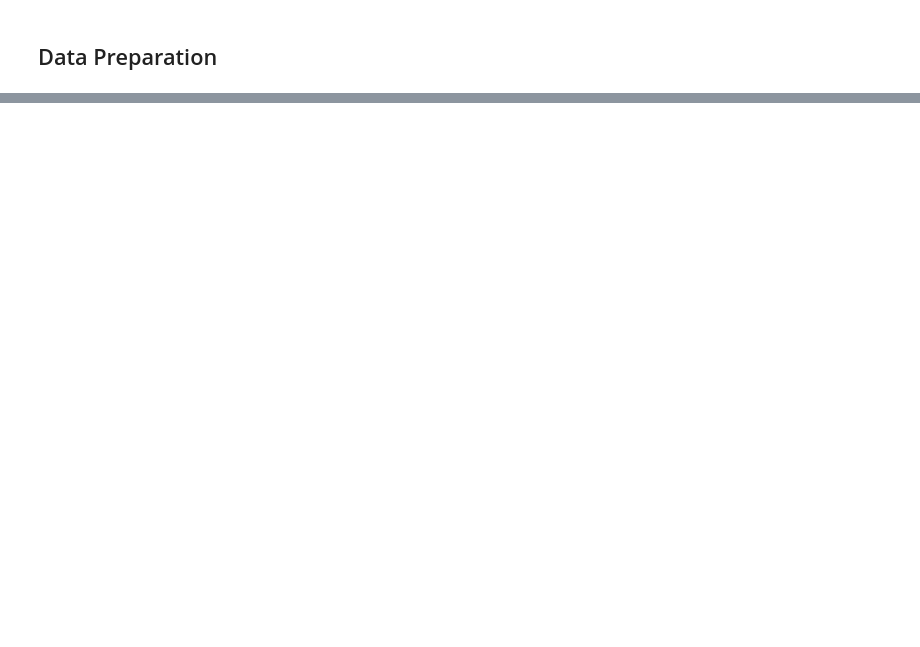
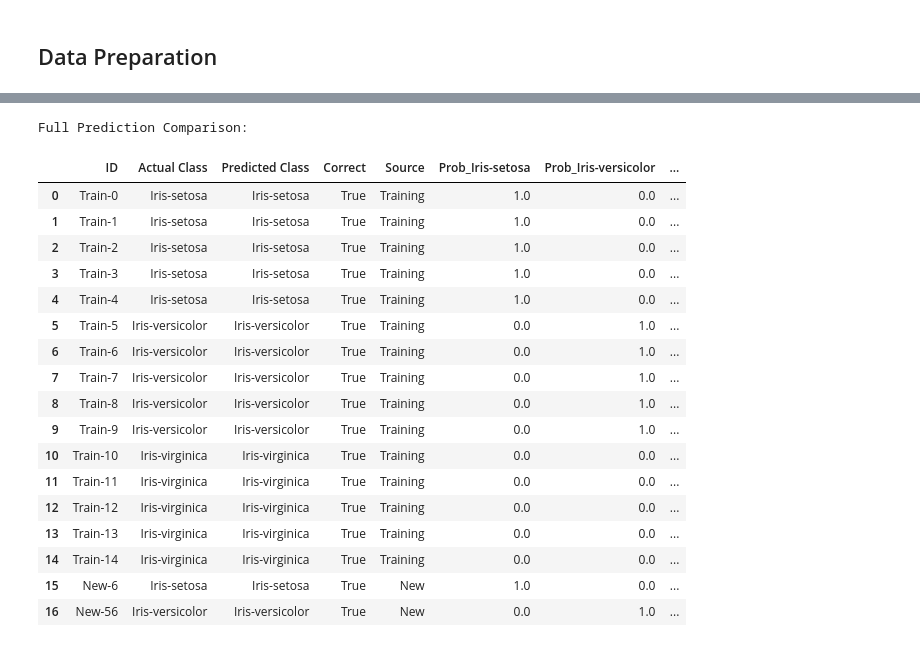
Before and after one commit to rhindottire/Data-Mining, a Jupyter notebook: pendata/Tugas7.ipynb, the cells around one changed output, grey strips where cells are left out. Cells and saved outputs as stored; diff of their text form; code cells hidden in the pictures; blank space fills up the shorter version.

```diff
--- a/pendata/Tugas7.ipynb
+++ b/pendata/Tugas7.ipynb
@@ -950,0 +408,12 @@ Tree Depth: 2
+# %%
+new_predictions = model.predict(new_data)
+new_proba = model.predict_proba(new_data)
+
+# Tampilkan hasil prediksi
+print("\nHasil Prediksi untuk Data Baru:")
+for i in range(len(new_data)):
+    print(f"Data ID {new_data_raw.iloc[i]['id']}:")
+    print(f"  Fitur: sepal_ratio={new_data.iloc[i,0]}, petal_ratio={new_data.iloc[i,1]}")
+    print(f"  Kelas Asli: {new_data_raw.iloc[i]['Class']}")
+    print(f"  Prediksi Model: {new_predictions[i]}")
+    print(f"  Probabilitas: {dict(zip(model.classes_, new_proba[i].round(3)))}\n")
@@ -950,0 +433,46 @@ Tree Depth: 2
+# %%
+# Gabungkan data training dan data baru
+all_data = pd.concat([
+    final_data[['sepal_ratio', 'petal_ratio', 'Class']].assign(Source='Training'),
+    new_data_raw[['sepal_ratio', 'petal_ratio', 'Class']].assign(Source='New')
+], ignore_index=True)
+
+# Prediksi untuk semua data
+all_predictions = model.predict(all_data[['sepal_ratio', 'petal_ratio']])
+all_proba = model.predict_proba(all_data[['sepal_ratio', 'petal_ratio']])
+
+# Buat dataframe perbandingan lengkap
+full_comparison = pd.DataFrame({
+    'ID': [f"Train-{i}" for i in range(15)] + [f"New-{id}" for id in new_data_raw['id']],
+    'Actual Class': all_data['Class'],
+    'Predicted Class': all_predictions,
+    'Correct': all_data['Class'] == all_predictions,
+    'Source': all_data['Source']
+})
+
+# Tambahkan probabilitas
+proba_df = pd.DataFrame(all_proba, columns=[f"Prob_{cls}" for cls in model.classes_])
+full_comparison = pd.concat([full_comparison, proba_df], axis=1)
+
+print("Full Prediction Comparison:")
+full_comparison
+# %% [output]
+Full Prediction Comparison:
+|  | ID | Actual Class | Predicted Class | Correct | Source | Prob_Iris-setosa | Prob_Iris-versicolor | ... |
+| 0 | Train-0 | Iris-setosa | Iris-setosa | True | Training | 1.0 | 0.0 | ... |
+| 1 | Train-1 | Iris-setosa | Iris-setosa | True | Training | 1.0 | 0.0 | ... |
+| 2 | Train-2 | Iris-setosa | Iris-setosa | True | Training | 1.0 | 0.0 | ... |
+| 3 | Train-3 | Iris-setosa | Iris-setosa | True | Training | 1.0 | 0.0 | ... |
+| 4 | Train-4 | Iris-setosa | Iris-setosa | True | Training | 1.0 | 0.0 | ... |
+| 5 | Train-5 | Iris-versicolor | Iris-versicolor | True | Training | 0.0 | 1.0 | ... |
+| 6 | Train-6 | Iris-versicolor | Iris-versicolor | True | Training | 0.0 | 1.0 | ... |
+| 7 | Train-7 | Iris-versicolor | Iris-versicolor | True | Training | 0.0 | 1.0 | ... |
+| 8 | Train-8 | Iris-versicolor | Iris-versicolor | True | Training | 0.0 | 1.0 | ... |
+| 9 | Train-9 | Iris-versicolor | Iris-versicolor | True | Training | 0.0 | 1.0 | ... |
+| 10 | Train-10 | Iris-virginica | Iris-virginica | True | Training | 0.0 | 0.0 | ... |
+| 11 | Train-11 | Iris-virginica | Iris-virginica | True | Training | 0.0 | 0.0 | ... |
+| 12 | Train-12 | Iris-virginica | Iris-virginica | True | Training | 0.0 | 0.0 | ... |
+| 13 | Train-13 | Iris-virginica | Iris-virginica | True | Training | 0.0 | 0.0 | ... |
+| 14 | Train-14 | Iris-virginica | Iris-virginica | True | Training | 0.0 | 0.0 | ... |
+| 15 | New-6 | Iris-setosa | Iris-setosa | True | New | 1.0 | 0.0 | ... |
+| 16 | New-56 | Iris-versicolor | Iris-versicolor | True | New | 0.0 | 1.0 | ... |
```
Also changed, not shown: parts of 76 cells of this notebook, 1 other file.
